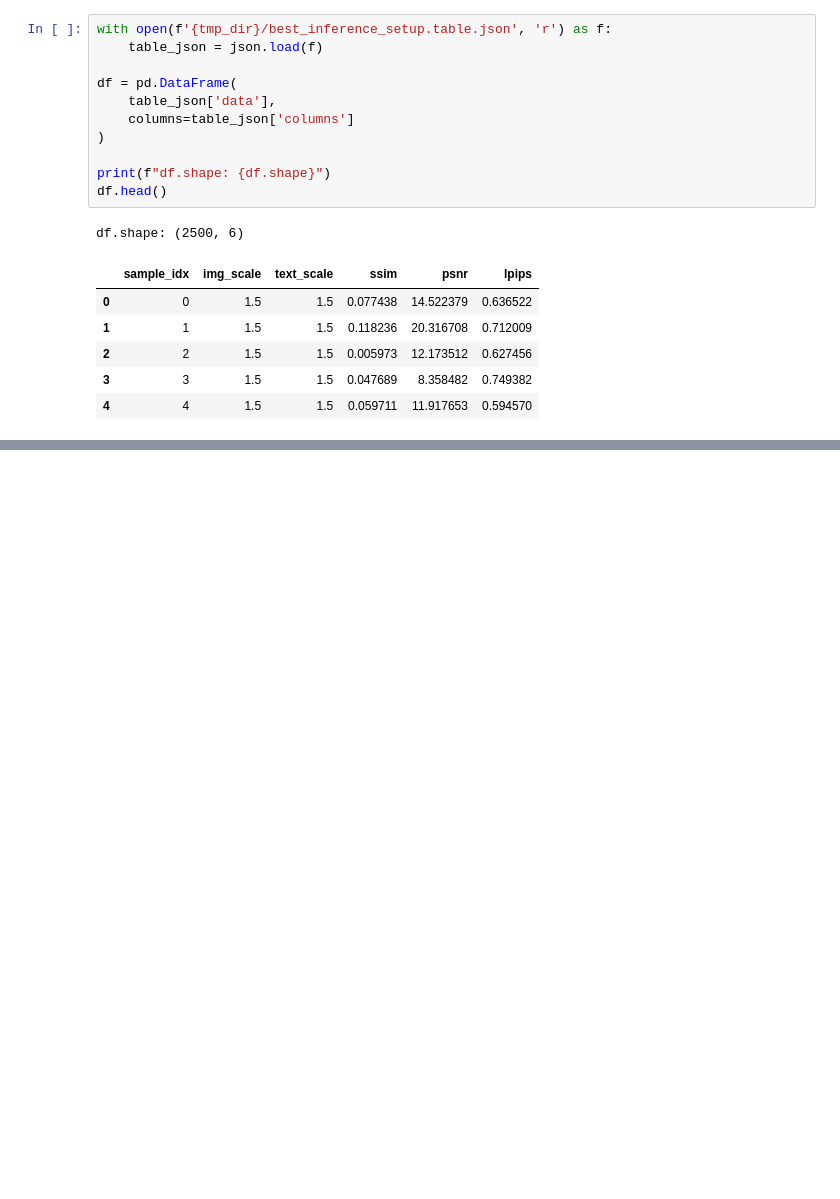
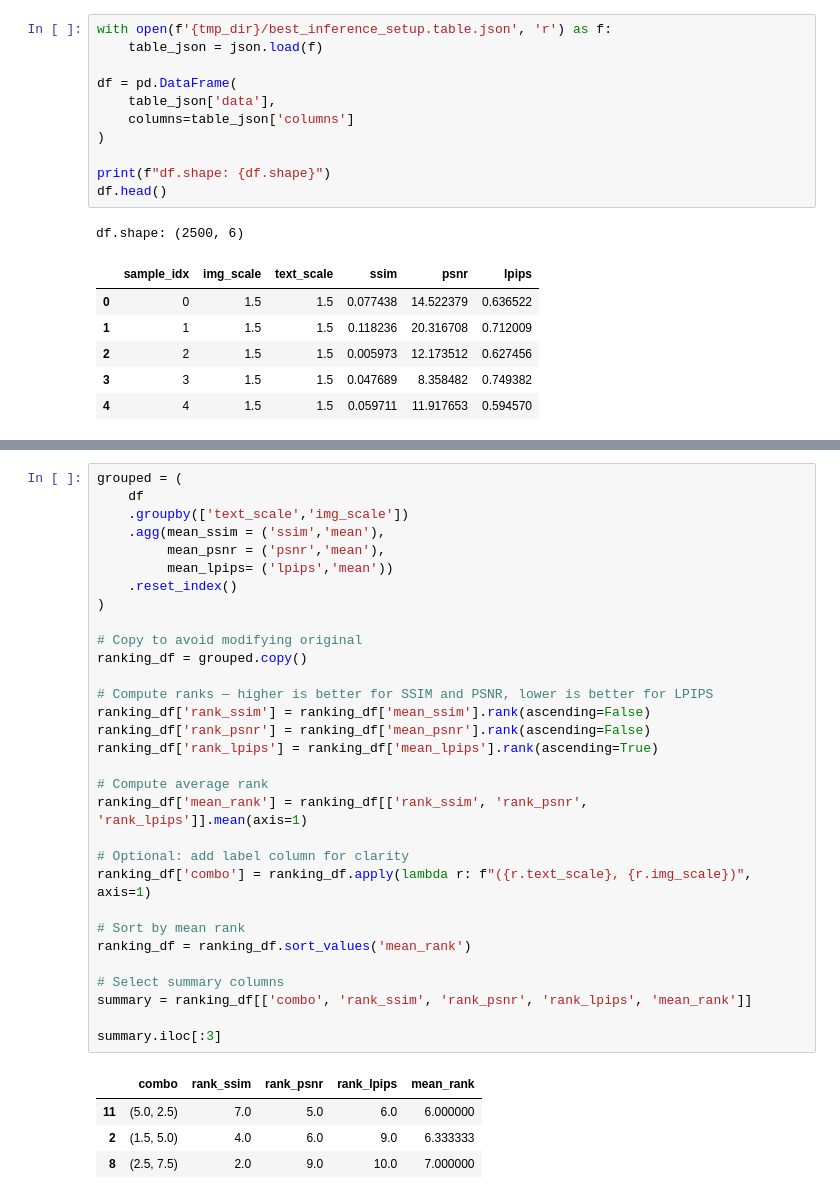
Before and after one commit to ludekcizinsky/garment-texture-completion, a Jupyter notebook: notebooks/post_training.ipynb, the cells around one changed output, grey strips where cells are left out. Drawn from its saved outputs; the diff is of its cells as text; blank space fills up the shorter version.

```diff
--- a/notebooks/post_training.ipynb
+++ b/notebooks/post_training.ipynb
@@ -253,0 +257,36 @@ plt.show()
+# %%
+grouped = (
+    df
+    .groupby(['text_scale','img_scale'])
+    .agg(mean_ssim = ('ssim','mean'),
+         mean_psnr = ('psnr','mean'),
+         mean_lpips= ('lpips','mean'))
+    .reset_index()
+)
+
+# Copy to avoid modifying original
+ranking_df = grouped.copy()
+
+# Compute ranks — higher is better for SSIM and PSNR, lower is better for LPIPS
+ranking_df['rank_ssim'] = ranking_df['mean_ssim'].rank(ascending=False)
+ranking_df['rank_psnr'] = ranking_df['mean_psnr'].rank(ascending=False)
+ranking_df['rank_lpips'] = ranking_df['mean_lpips'].rank(ascending=True)
+
+# Compute average rank
+ranking_df['mean_rank'] = ranking_df[['rank_ssim', 'rank_psnr', 'rank_lpips']].mean(axis=1)
+
+# Optional: add label column for clarity
+ranking_df['combo'] = ranking_df.apply(lambda r: f"({r.text_scale}, {r.img_scale})", axis=1)
+
+# Sort by mean rank
+ranking_df = ranking_df.sort_values('mean_rank')
+
+# Select summary columns
+summary = ranking_df[['combo', 'rank_ssim', 'rank_psnr', 'rank_lpips', 'mean_rank']]
+
+summary.iloc[:3]
+# %% [output]
+|  | combo | rank_ssim | rank_psnr | rank_lpips | mean_rank |
+| 11 | (5.0, 2.5) | 7.0 | 5.0 | 6.0 | 6.000000 |
+| 2 | (1.5, 5.0) | 4.0 | 6.0 | 9.0 | 6.333333 |
+| 8 | (2.5, 7.5) | 2.0 | 9.0 | 10.0 | 7.000000 |
```
Also changed, not shown: parts of 4 cells of this notebook, 5 other files.
